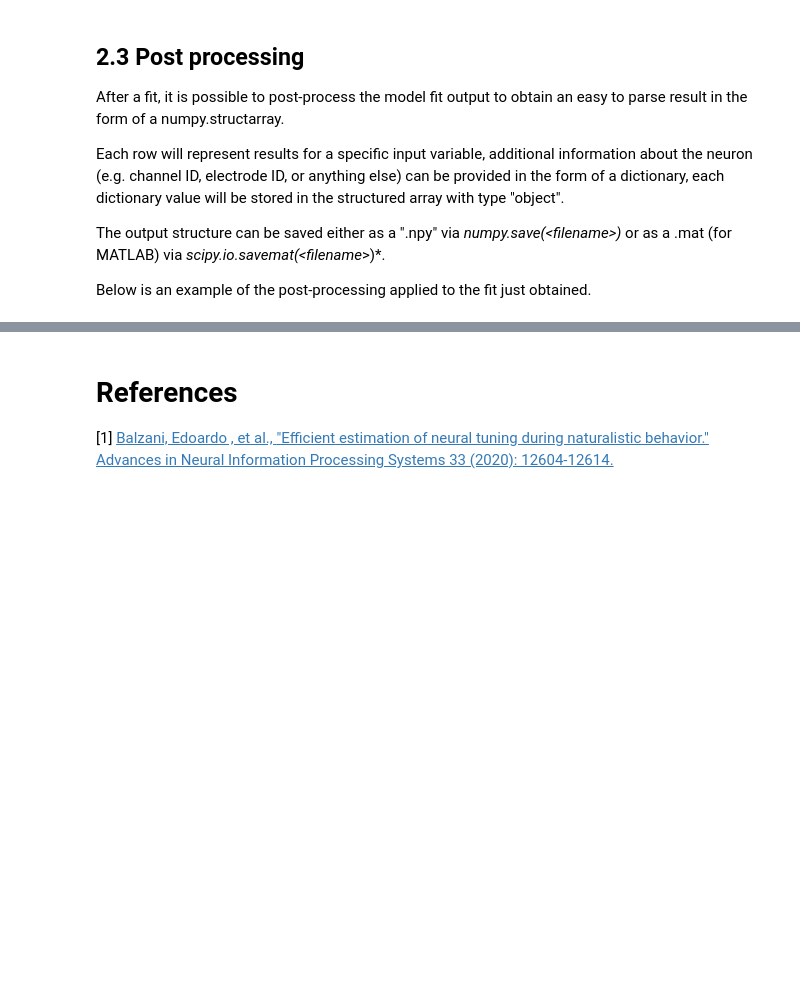
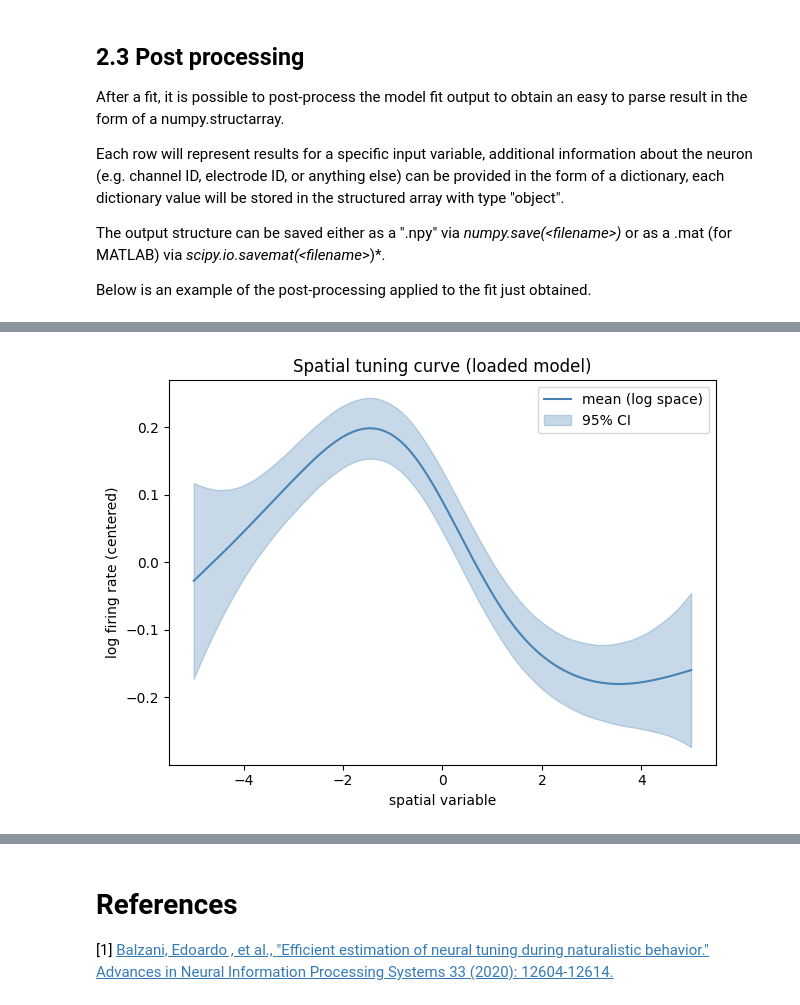
Before and after one commit to BalzaniEdoardo/PGAM, a Jupyter notebook: PGAM_Tutorial.ipynb, the cells around one changed output, grey strips where cells are left out. Cells and saved outputs as stored; diff of their text form; code cells hidden in the pictures; blank space fills up the shorter version.

```diff
--- a/PGAM_Tutorial.ipynb
+++ b/PGAM_Tutorial.ipynb
@@ -848,4 +861,10 @@ subject:         <class 'str'>
 # %%
-# saving the output for further analysis
-#np.save('/notebooks/result_pgam.npy', res)
-#savemat('/notebooks/result_pgam.mat', mdict = {'result_pgam':res})
+import dill
+import tempfile
+import os
+
+# ---- save ----------------------------------------------------------------
+tmp_path = os.path.join(tempfile.gettempdir(), 'pgam_full_model.dill')
+with open(tmp_path, 'wb') as f:
+    dill.dump(full, f)
+print(f'Model saved to {tmp_path}  ({os.path.getsize(tmp_path)/1024:.1f} kB)')
@@ -851,0 +877,9 @@ subject:         <class 'str'>
+# %%
+import dill; from PGAM.GAM_library import GAM_result
+del full   # drop the live object so we prove the loaded copy is self-contained
+
+with open(tmp_path, 'rb') as f:
+    loaded_model = dill.load(f)
+
+print('Loaded model variable list:', loaded_model.var_list)
+print('beta shape:', loaded_model.beta.shape)
@@ -851,0 +927,14 @@ subject:         <class 'str'>
+# %%
+x_grid = np.linspace(-5, 5, 200)
+mean_log, lo_log, hi_log = loaded_model.smooth_compute([x_grid], 'spatial')
+
+plt.figure()
+plt.title('Spatial tuning curve (loaded model)')
+plt.plot(x_grid, mean_log, color='steelblue', label='mean (log space)')
+plt.fill_between(x_grid, lo_log, hi_log, alpha=0.3, color='steelblue', label='95% CI')
+plt.xlabel('spatial variable')
+plt.ylabel('log firing rate (centered)')
+plt.legend()
+plt.tight_layout()
+# %% [output]
+[figure, added]
```
Also changed, not shown: parts of 18 cells of this notebook, 1 other file.
